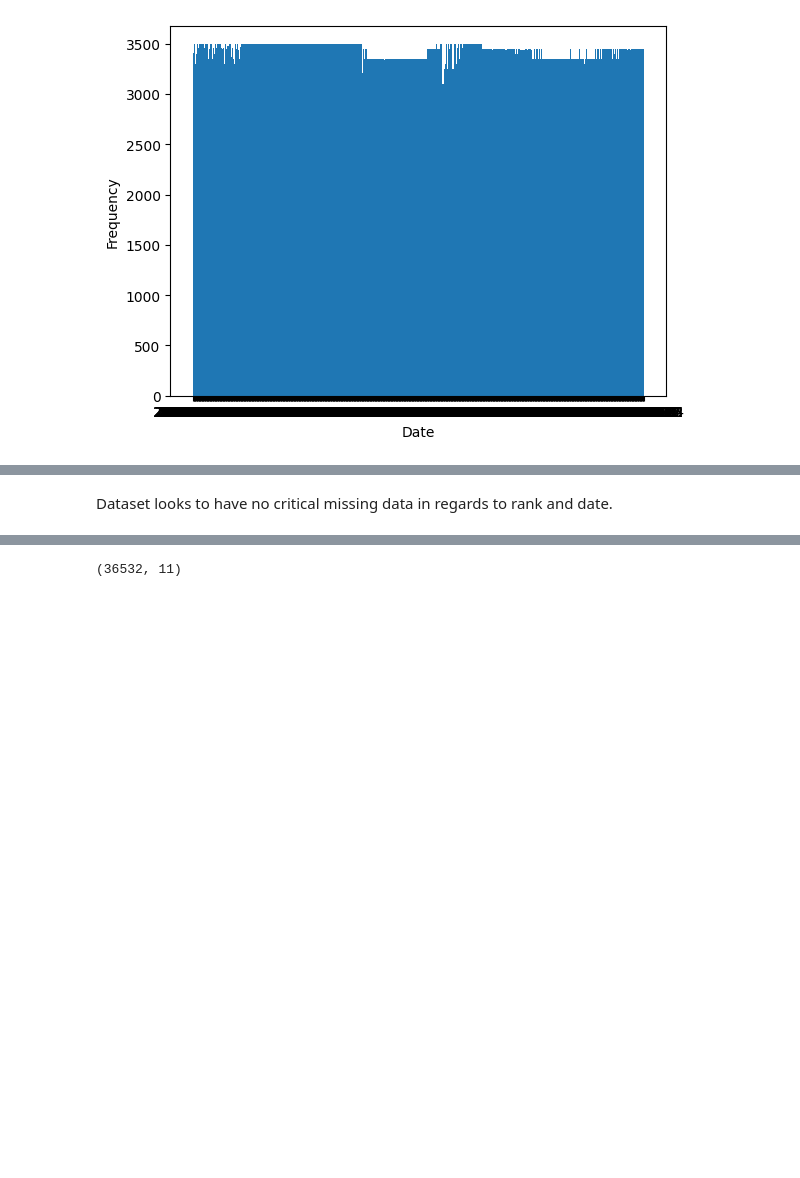
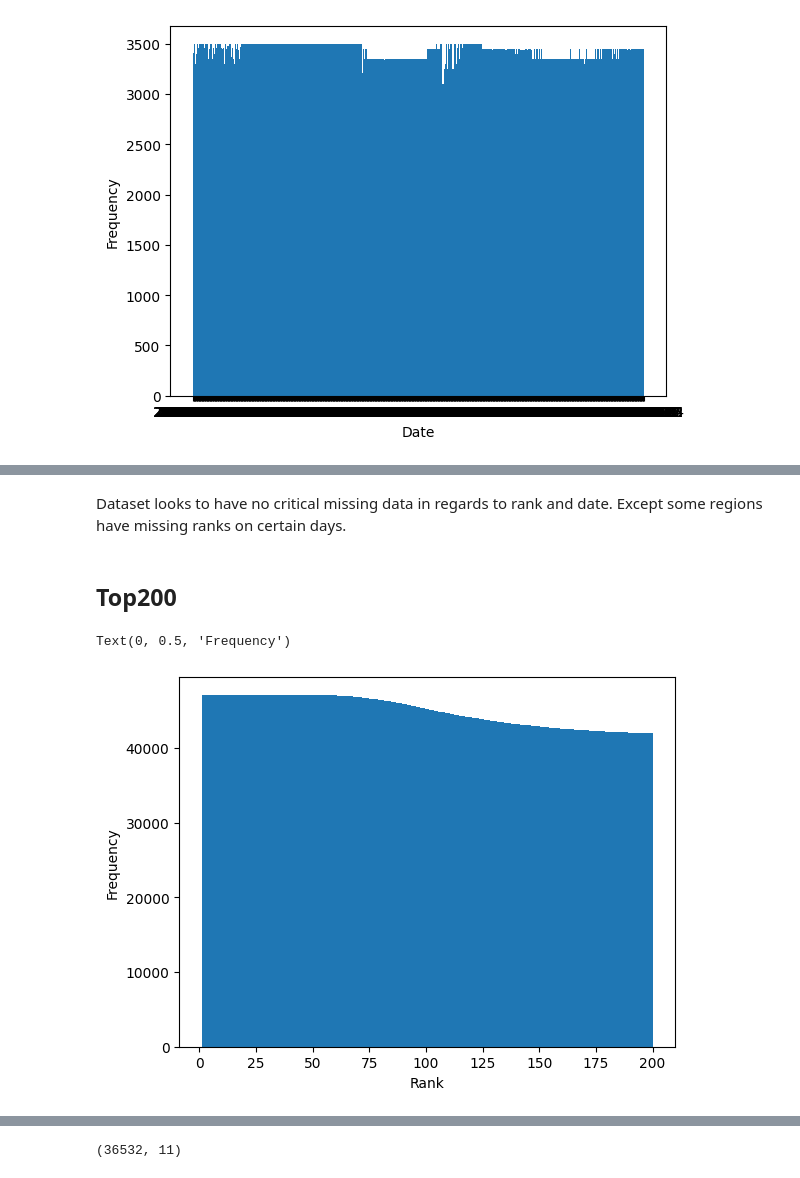
Before and after one commit to Falk358/data_science, a Jupyter notebook: project/exploratoryDataAnalysis.ipynb, the cells around one changed output, grey strips where cells are left out. Cells and saved outputs as stored; diff of their text form; code cells hidden in the pictures; blank space fills up the shorter version.

```diff
--- a/project/exploratoryDataAnalysis.ipynb
+++ b/project/exploratoryDataAnalysis.ipynb
@@ -77,2 +254,12 @@ Text(0, 0.5, 'Frequency')
 # %% [markdown]
 Dataset looks to have no critical missing data in regards to rank and date.
+Except some regions have missing ranks on certain days.
+# %% [markdown]
+## Top200
+# %%
+plt.hist(df_top200['rank'], bins=200)
+plt.xlabel("Rank")
+plt.ylabel("Frequency")
+# %% [output]
+Text(0, 0.5, 'Frequency')
+[figure, added]
```
Also changed, not shown: parts of 26 cells of this notebook.
